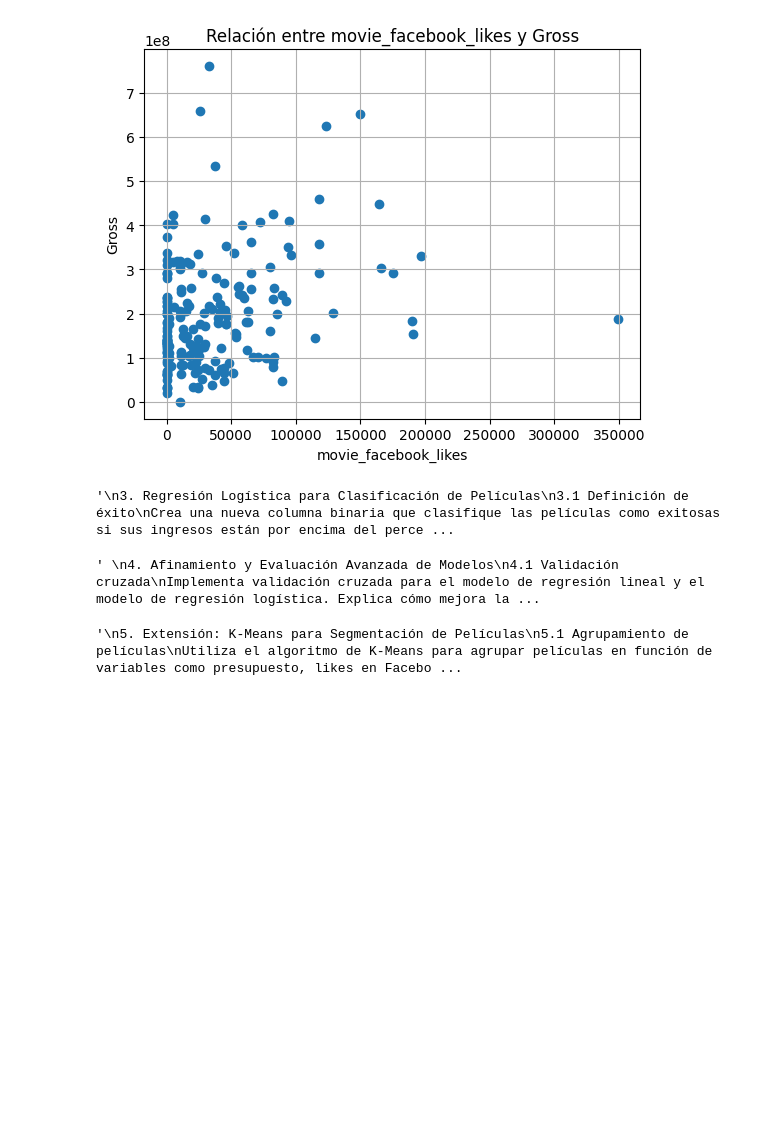
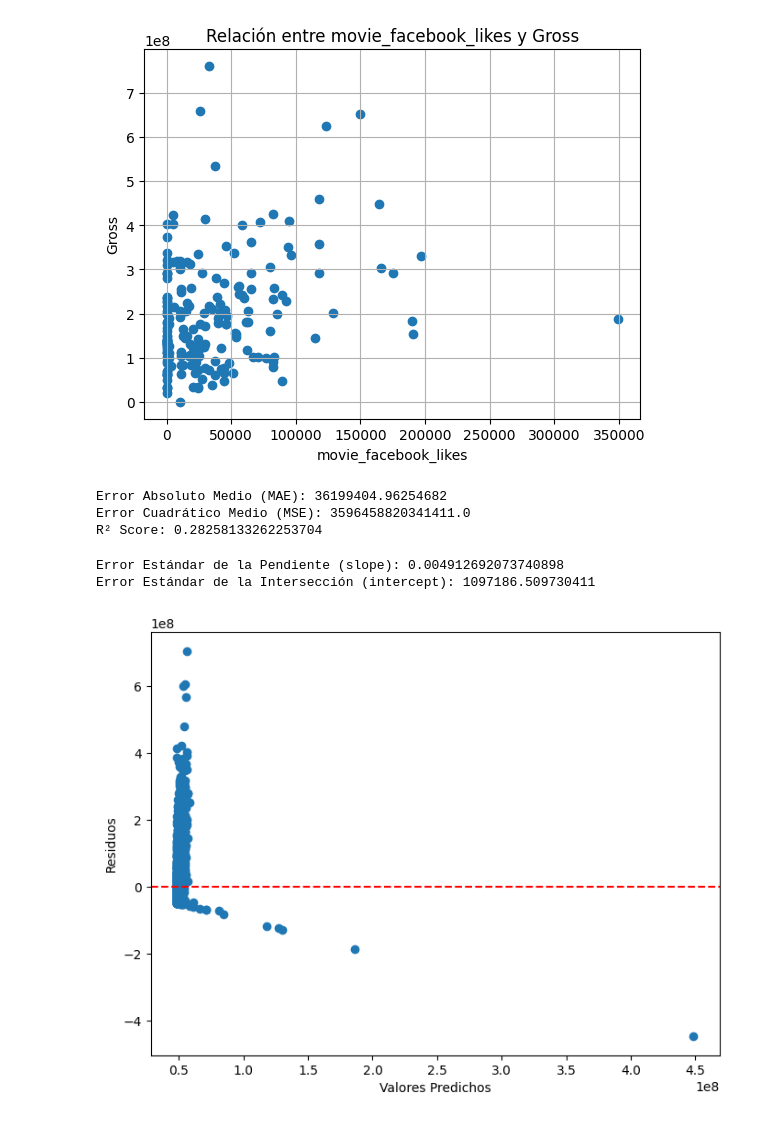
Before and after one commit to J-Vinasco/Project-1, a Jupyter notebook: MISIÓN_2.ipynb, the cells around one changed output. Cells and saved outputs as stored; diff of their text form; code cells hidden in the pictures; blank space fills up the shorter version.

```diff
--- a/MISIÓN_2.ipynb
+++ b/MISIÓN_2.ipynb
@@ -369,3 +364,71 @@ plt.show()
+# %%
+# Evaluar el modelo
+mae = mean_absolute_error(y_test, y_pred)
+mse = mean_squared_error(y_test, y_pred)
+r2 = r2_score(y_test, y_pred)
+
+
+# Imprimir los resultados
+print("Error Absoluto Medio (MAE):", mae)
+print("Error Cuadrático Medio (MSE):", mse)
+print("R² Score:", r2)
+
+# Interpretación de estos errores
+
+"""
+ MAE de 36 millones no es tan malo,
+ considerando que los valores de gross son del orden de 200 a 760 millones.
+ El error representa aproximadamente el 5% de la recaudación, lo cual es razonable.
+
+ el R² es 0.28, lo que sugiere que el modelo explica el 28% de la variabilidad en los ingresos brutos (gross)
+ en función de las características proporcionadas
+
+"""
+print("")
+# %% [output]
+Error Absoluto Medio (MAE): 36199404.96254682
+Error Cuadrático Medio (MSE): 3596458820341411.0
+R² Score: 0.28258133262253704
+# %%
+ # 2.3 Diagnóstico del modelo
+# Genera los gráficos de residuos vs. valores predichos y Q-Q plot.
+# Analiza si se cumplen los supuestos de linealidad, homoscedasticidad, independencia y normalidad de los errores.
+
+X = dataset2['budget'].values
+y = dataset2['gross'].values
+
+
+# Ajuste del modelo y predicciones
+slope, intercept, r_value, p_value, std_err = stats.linregress(X, y)
+y_pred = slope * X + intercept
+
+
+# Calcular SE de los residuales
+n = len(X)
+residuals = y - y_pred
+SE_residual = np.sqrt(np.sum(residuals**2) / (n - 2))
+
+
+# Calcular SE de la pendiente e intersección
+X_mean = np.mean(X)
+SE_slope = SE_residual / np.sqrt(np.sum((X - X_mean)**2))
+SE_intercept = SE_residual * np.sqrt(1/n + (X_mean**2) / np.sum((X - X_mean)**2))
+
+#Hacer Q-Q plot
+plt.figure(figsize=(8, 6))
+plt.scatter(y_pred, residuals)
+plt.axhline(y=0, color='r', linestyle='--')
+plt.xlabel('Valores Predichos')
+plt.ylabel('Residuos')
+
+
+# Resultados
+print("Error Estándar de la Pendiente (slope):", SE_slope)
+print("Error Estándar de la Intersección (intercept):", SE_intercept)
+# %% [output]
+Error Estándar de la Pendiente (slope): 0.004912692073740898
+Error Estándar de la Intersección (intercept): 1097186.509730411
+[figure, added]
 # %%
 """
 3. Regresión Logística para Clasificación de Películas
@@ -376,8 +439,6 @@ Construye un modelo de regresión logística para clasificar las películas.
 Evalúa el modelo usando métricas como la precisión, sensibilidad, y F1 score. Genera y analiza la curva ROC y el valor AUC.
 
 """
-# %% [output]
-'\n3. Regresión Logística para Clasificación de Películas\n3.1 Definición de éxito\nCrea una nueva columna binaria que clasifique las películas como exitosas si sus ingresos están por encima del perce ...
 # %%
 """
 4. Afinamiento y Evaluación Avanzada de Modelos
@@ -388,8 +449,6 @@ Analiza los resultados de los modelos para determinar si presentan sobreajuste o
 4.3 Ajuste de hiperparámetros
 Ajusta los hiperparámetros del modelo de regresión logística (como el umbral de clasificación) para mejorar su rendimiento.
 """
-# %% [output]
-' \n4. Afinamiento y Evaluación Avanzada de Modelos\n4.1 Validación cruzada\nImplementa validación cruzada para el modelo de regresión lineal y el modelo de regresión logística. Explica cómo mejora la ...
 # %%
 """
 5. Extensión: K-Means para Segmentación de Películas
@@ -400,5 +459,3 @@ Determina el número óptimo de clusters usando el método del codo y analiza lo
 Describe las características principales de cada cluster identificado y cómo podrían usarse en estrategias de marketing cinematográfico.
 
 """
-# %% [output]
-'\n5. Extensión: K-Means para Segmentación de Películas\n5.1 Agrupamiento de películas\nUtiliza el algoritmo de K-Means para agrupar películas en función de variables como presupuesto, likes en Facebo ...
```
Also changed, not shown: parts of 7 cells of this notebook.
